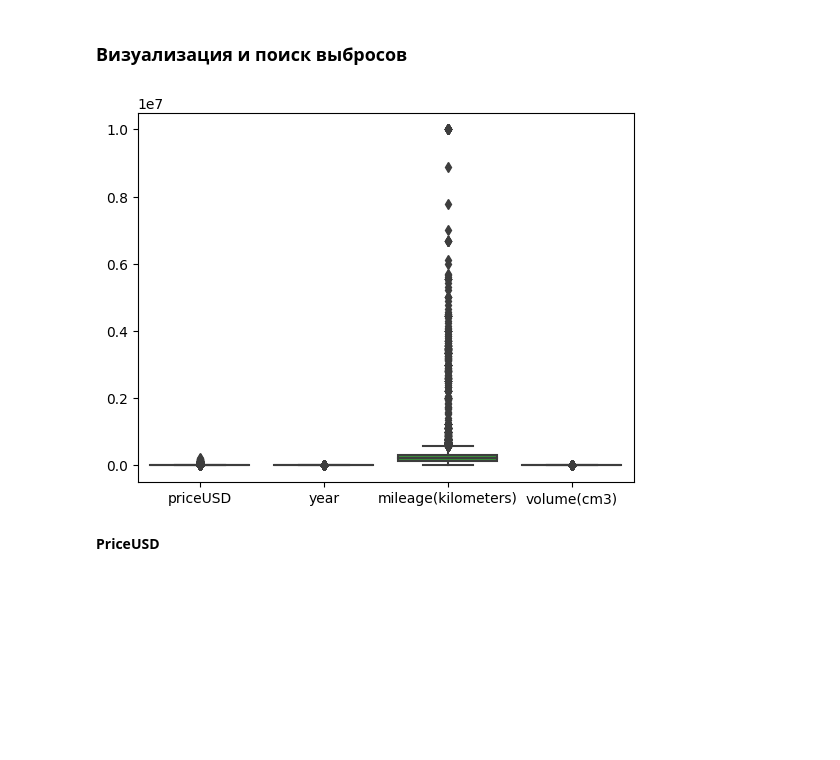
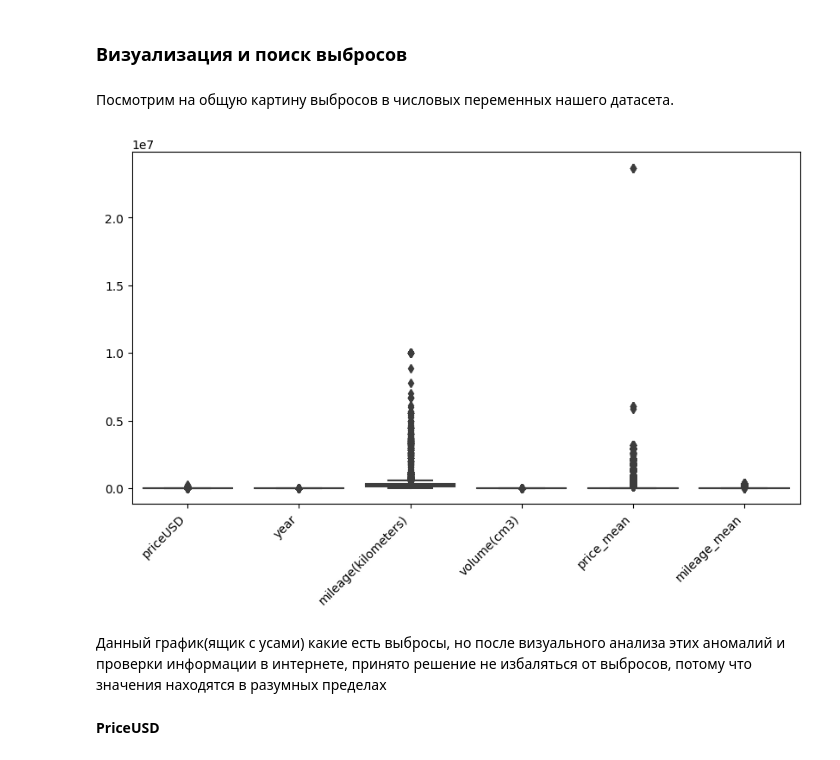
Before and after one commit to minagamov1/Old_cars_price_research, a Jupyter notebook: Used_cars_project.ipynb, the cells around one changed output. Cells and saved outputs as stored; diff of their text form; code cells hidden in the pictures; blank space fills up the shorter version.

```diff
--- a/Used_cars_project.ipynb
+++ b/Used_cars_project.ipynb
@@ -55,0 +80,2 @@ cars.sample(2)
+# %%
+cars_orig = cars.copy(deep=True)
@@ -55,0 +443,3 @@ cars.sample(2)
+# %%
+cars = pd.read_csv('dataset_cars_with_mean_priceandmileage.csv',index_col='Unnamed: 0')
+cars = cars.drop(['Unnamed: 0.2','Unnamed: 0.1'],axis=1)
@@ -55,0 +448,3 @@ cars.sample(2)
+# %%
+cars = pd.concat([cars_orig, cars[['price_mean', 'mileage_mean']]], axis=1)
+cars.shape
@@ -103,0 +511,5 @@ dtype: int64
+# %%
+cars['drive_unit'] = cars['drive_unit'].fillna('Unknown')
+cars['segment'] = cars['segment'].fillna('Unknown')
+cars['price_mean'] = cars['price_mean'].fillna(-1)
+cars['mileage_mean'] = cars['mileage_mean'].fillna(-1)
@@ -194,10 +609,17 @@ cars[cars.duplicated()]
 Поэтому дубликаты удалять не будем
 # %% [markdown]
 ### Визуализация и поиск выбросов
+# %% [markdown]
+Посмотрим на общую картину выбросов в числовых переменных нашего датасета.
 # %%
+plt.figure(figsize=(10, 6))
 sns.boxplot(data=cars);
+plt.xticks(rotation=45, ha='right');
+plt.subplots_adjust(bottom=0.2)
 # %% [output]
-[figure, old version]
+[figure, new version]
+# %% [markdown]
+Данный график(ящик с усами) какие есть выбросы, но после визуального анализа этих аномалий и проверки информации в интернете, принято решение не избаляться от выбросов, потому что значения находятся в разумных пределах
 # %% [markdown]
 **PriceUSD**
 # %%
```
Also changed, not shown: parts of 208 cells of this notebook.
